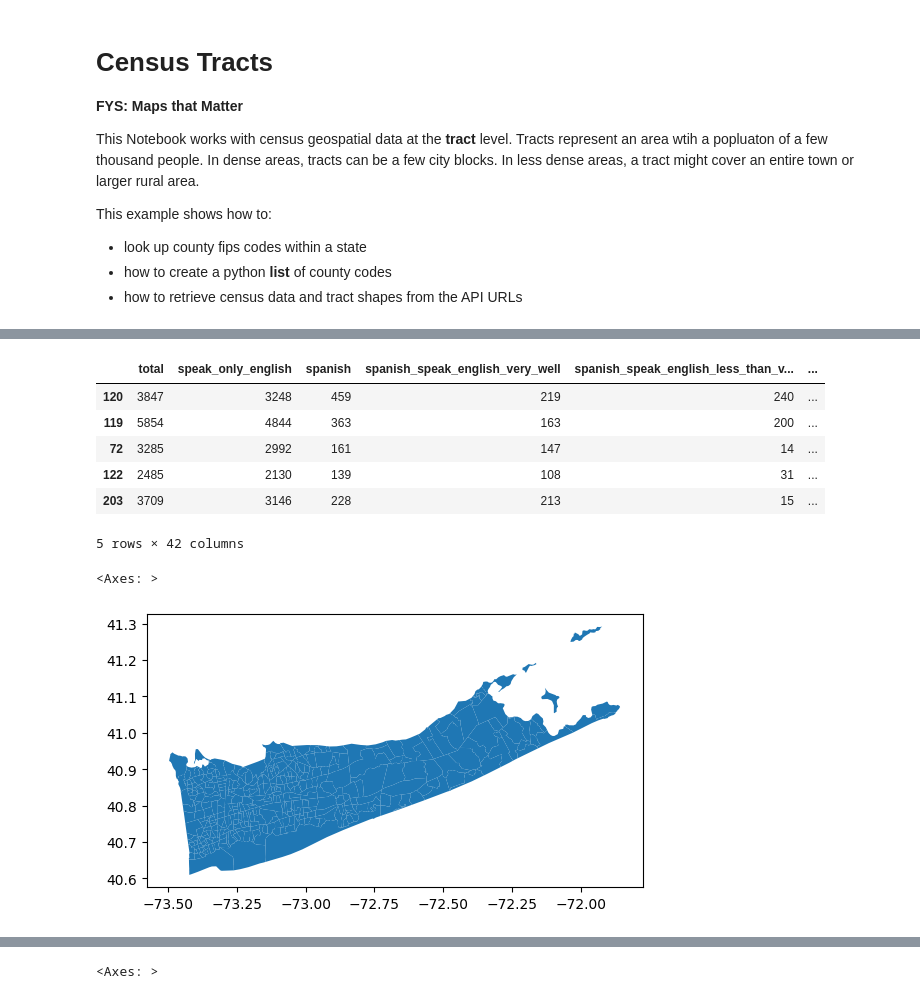
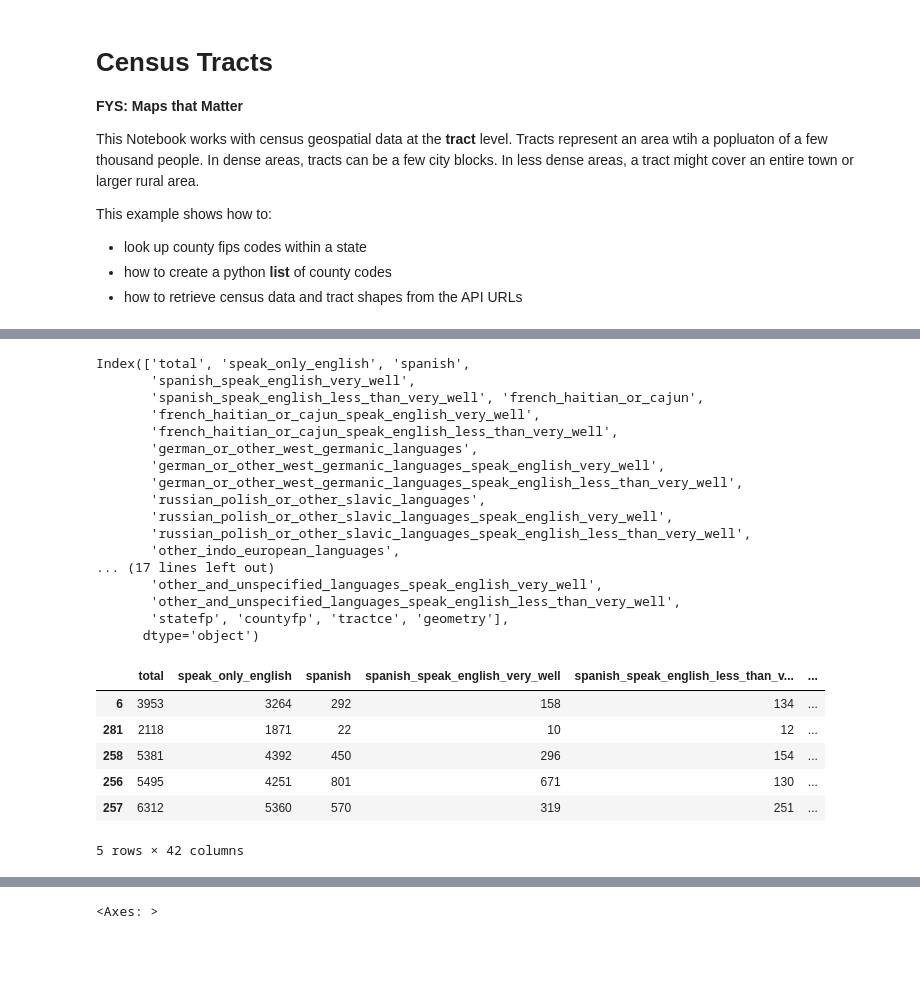
Before and after one commit to mcuringa/cartopy, a Jupyter notebook: notebooks/Census_Tracts.ipynb, the cells around one changed output, grey strips where cells are left out. Saved outputs shown, nothing was run; the diff lists cells and outputs as text; code cells hidden in the pictures; blank space fills up the shorter version.

```diff
--- a/notebooks/Census_Tracts.ipynb
+++ b/notebooks/Census_Tracts.ipynb
@@ -47,21 +64,44 @@ counties = []
 # %%
 # load the data
-import requests
-url = f"https://api.census.gov/data/2022/acs/acs5?get=group(C16001)&ucgid=pseudo(0500000US36103$1400000)"
+suffolk_url = f"https://api.census.gov/data/2022/acs/acs5?get=group(C16001)&ucgid=pseudo(0500000US36103$1400000)"
+nassau_url = "https://api.census.gov/data/2022/acs/acs5?get=group(C16001)&ucgid=pseudo(0500000US36059$1400000)"
 meta_url = "https://api.census.gov/data/2022/acs/acs5"
 
-df = census_vars.get(url, meta_url)
+
+nassau = census_vars.get(nassau_url, meta_url)
+suffolk = census_vars.get(suffolk_url, meta_url)
+df = pd.concat([nassau, suffolk])
+
+display(df.columns)
 df.head(5)
-# %% [output]
-|  | total | speak_only_english | spanish | spanish_speak_english_very_well | spanish_speak_english_less_than_v... | ... |
-| 120 | 3847 | 3248 | 459 | 219 | 240 | ... |
-| 119 | 5854 | 4844 | 363 | 163 | 200 | ... |
-| 72 | 3285 | 2992 | 161 | 147 | 14 | ... |
-| 122 | 2485 | 2130 | 139 | 108 | 31 | ... |
-| 203 | 3709 | 3146 | 228 | 213 | 15 | ... |
-5 rows × 42 columns
-# %%
-df.plot()
-# %% [output]
-<Axes: >
-[figure, removed]
+# %%
+
+df = pd.concat([nassau, suffolk])
+
+display(df.columns)
+df.head(5)
+# %% [output]
+Index(['total', 'speak_only_english', 'spanish',
+       'spanish_speak_english_very_well',
+       'spanish_speak_english_less_than_very_well', 'french_haitian_or_cajun',
+       'french_haitian_or_cajun_speak_english_very_well',
+       'french_haitian_or_cajun_speak_english_less_than_very_well',
+       'german_or_other_west_germanic_languages',
+       'german_or_other_west_germanic_languages_speak_english_very_well',
+       'german_or_other_west_germanic_languages_speak_english_less_than_very_well',
+       'russian_polish_or_other_slavic_languages',
+       'russian_polish_or_other_slavic_languages_speak_english_very_well',
+       'russian_polish_or_other_slavic_languages_speak_english_less_than_very_well',
+       'other_indo_european_languages',
+... (17 lines left out)
+       'other_and_unspecified_languages_speak_english_very_well',
+       'other_and_unspecified_languages_speak_english_less_than_very_well',
+       'statefp', 'countyfp', 'tractce', 'geometry'],
+      dtype='object')
+|  | total | speak_only_english | spanish | spanish_speak_english_very_well | spanish_speak_english_less_than_v... | ... |
+| 6 | 3953 | 3264 | 292 | 158 | 134 | ... |
+| 281 | 2118 | 1871 | 22 | 10 | 12 | ... |
+| 258 | 5381 | 4392 | 450 | 296 | 154 | ... |
+| 256 | 5495 | 4251 | 801 | 671 | 130 | ... |
+| 257 | 6312 | 5360 | 570 | 319 | 251 | ... |
+5 rows × 42 columns
```
Also changed, not shown: parts of 10 cells of this notebook, 3 other files.
